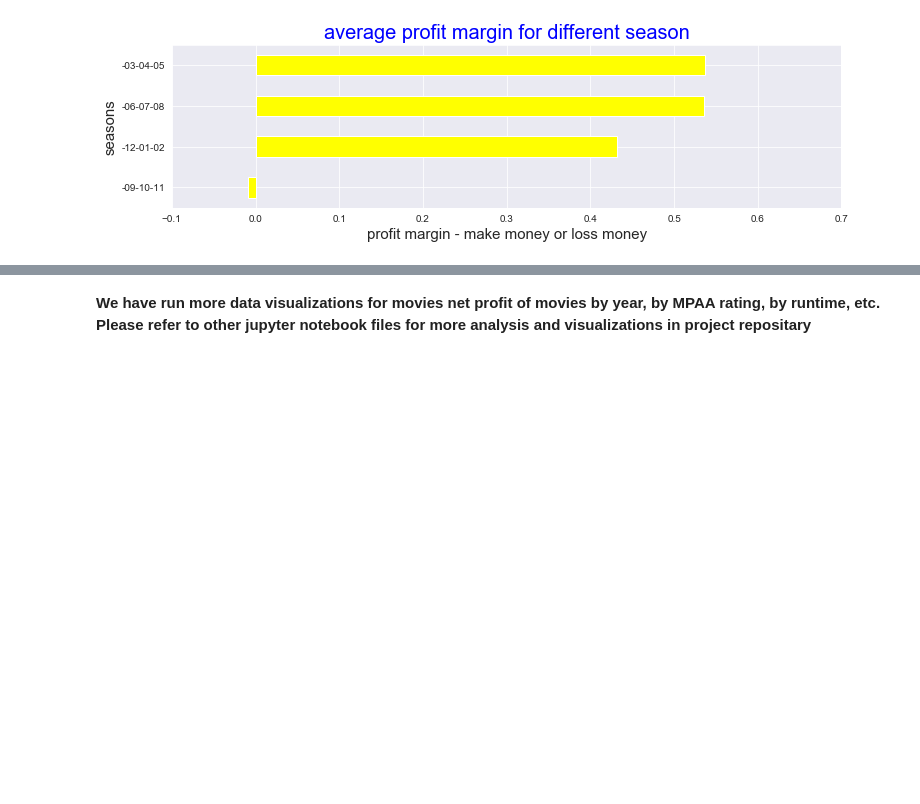
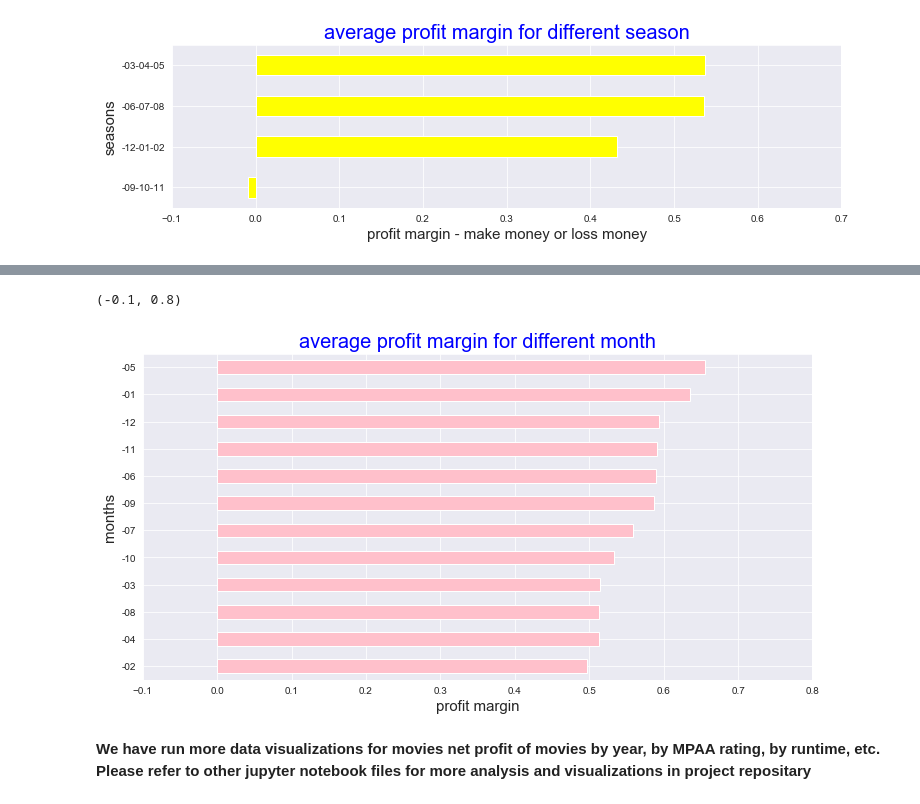
Before and after one commit to KenHoffman95/Ken-and-Zhi-Module-1-Project, a Jupyter notebook: project_1.ipynb, the cells around one changed output, grey strips where cells are left out. Saved outputs shown, nothing was run; the diff lists cells and outputs as text; code cells hidden in the pictures; blank space fills up the shorter version.

```diff
--- a/project_1.ipynb
+++ b/project_1.ipynb
@@ -628,2 +656,12 @@ print(month_dict_profitmargin)
+# %%
+plt.figure(figsize = [12, 6])
+pd.Series(month_dict_profitmargin).sort_values().plot(kind = 'barh', color = 'pink')
+plt.title('average profit margin for different month', fontsize = 20, color = 'blue')
+plt.xlabel('profit margin', fontsize = 15)
+plt.ylabel('months', fontsize = 15)
+plt.xlim(-0.1, 0.8)
+# %% [output]
+(-0.1, 0.8)
+[figure, added]
 # %% [markdown]
 __We have run more data visualizations for movies net profit of movies by year, by MPAA rating, by runtime, etc. Please refer to other jupyter notebook files for more analysis and visualizations in project repositary__
```
Also changed, not shown: parts of 5 cells of this notebook.
